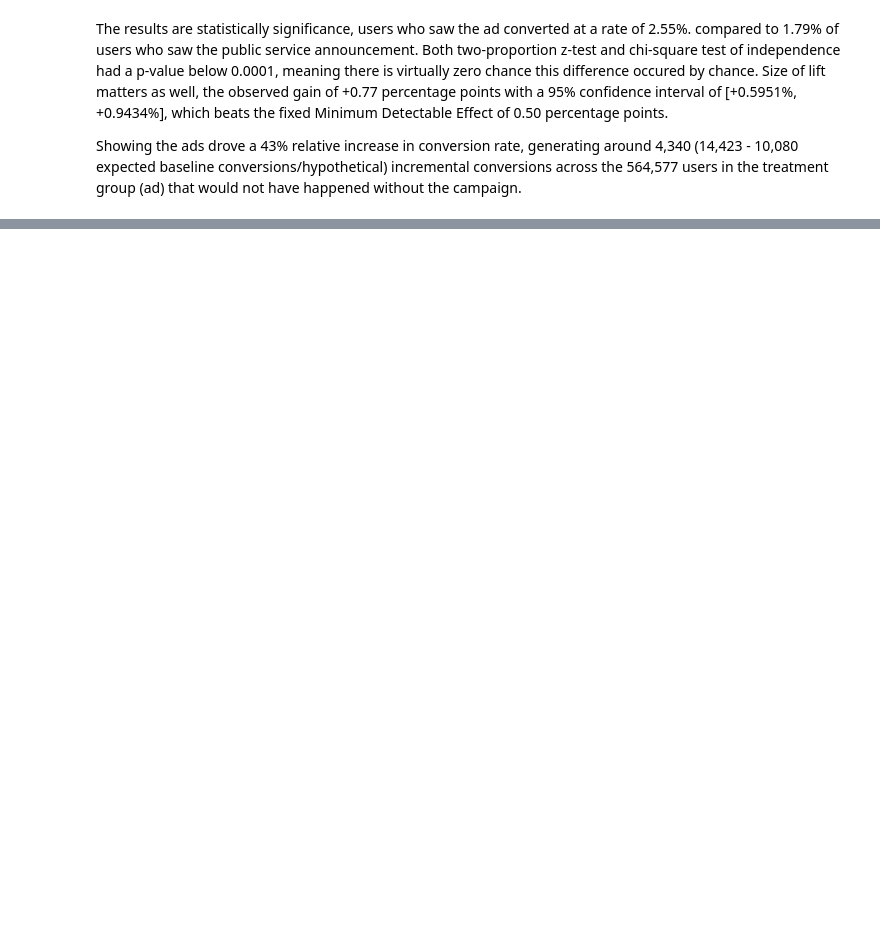
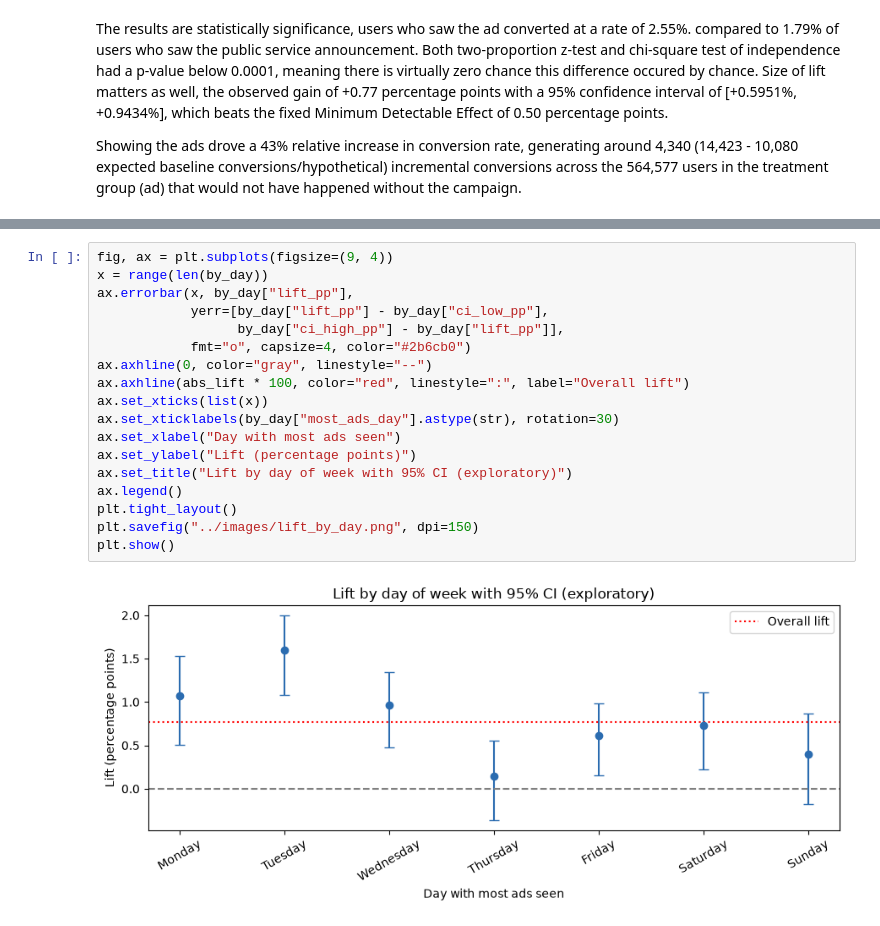
Before and after one commit to StevenDuong04/ab-test-marketing-campaign, a Jupyter notebook: notebooks/01_ab_test.ipynb, the cells around one changed output, grey strips where cells are left out. Drawn from its saved outputs; the diff is of its cells as text; blank space fills up the shorter version.

```diff
--- a/notebooks/01_ab_test.ipynb
+++ b/notebooks/01_ab_test.ipynb
@@ -218,0 +389,20 @@ Showing the ads drove a 43% relative increase in conversion rate, generating aro
+# %%
+fig, ax = plt.subplots(figsize=(9, 4))
+x = range(len(by_day))
+ax.errorbar(x, by_day["lift_pp"],
+            yerr=[by_day["lift_pp"] - by_day["ci_low_pp"],
+                  by_day["ci_high_pp"] - by_day["lift_pp"]],
+            fmt="o", capsize=4, color="#2b6cb0")
+ax.axhline(0, color="gray", linestyle="--")
+ax.axhline(abs_lift * 100, color="red", linestyle=":", label="Overall lift")
+ax.set_xticks(list(x))
+ax.set_xticklabels(by_day["most_ads_day"].astype(str), rotation=30)
+ax.set_xlabel("Day with most ads seen")
+ax.set_ylabel("Lift (percentage points)")
+ax.set_title("Lift by day of week with 95% CI (exploratory)")
+ax.legend()
+plt.tight_layout()
+plt.savefig("../images/lift_by_day.png", dpi=150)
+plt.show()
+# %% [output]
+[figure, added]
```
Also changed, not shown: parts of 19 cells of this notebook, 7 other files.
